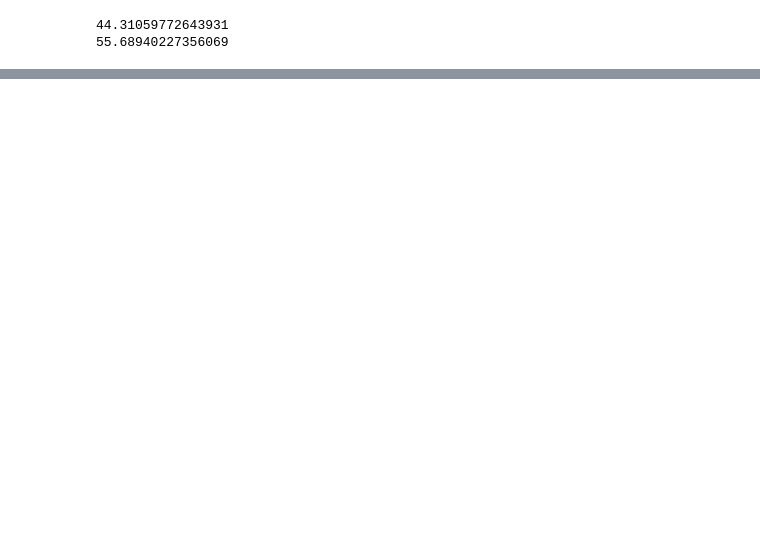
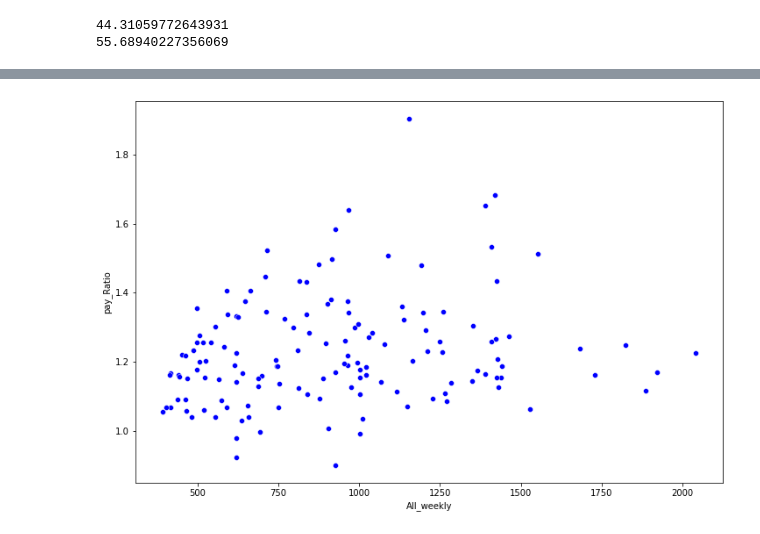
Before and after one commit to BypassTheFedR/Final-Portfolio-Project, a Jupyter notebook: Gender Pay.ipynb, the cells around one changed output, grey strips where cells are left out. Drawn from its saved outputs; the diff is of its cells as text; code cells hidden in the pictures; blank space fills up the shorter version.

```diff
--- a/Gender Pay.ipynb
+++ b/Gender Pay.ipynb
@@ -171,0 +191,6 @@ Of the data set 44.31 % of workers are female and 55.69 % are male.
+# %%
+plt.figure(figsize=(12,8))
+sns.scatterplot(data = gender_pay, y = 'pay_Ratio', x = 'All_weekly',color = 'blue')
+plt.show()
+# %% [output]
+[figure, added]
```
Also changed, not shown: parts of 14 cells of this notebook.
